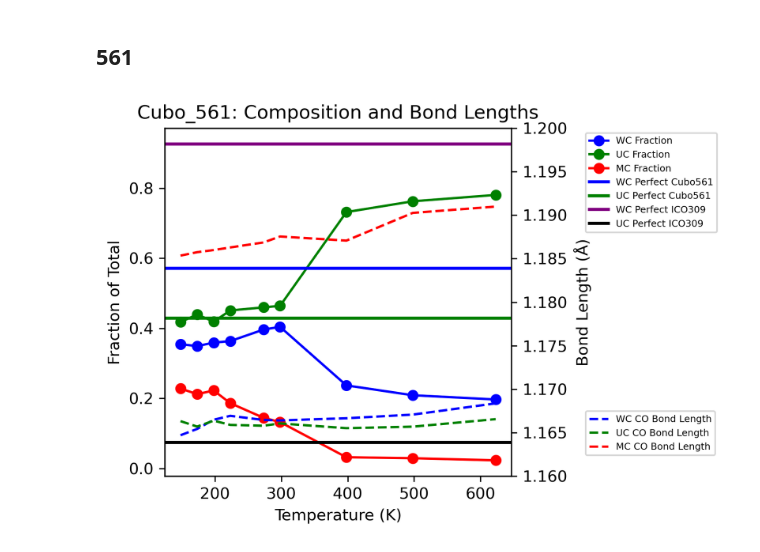
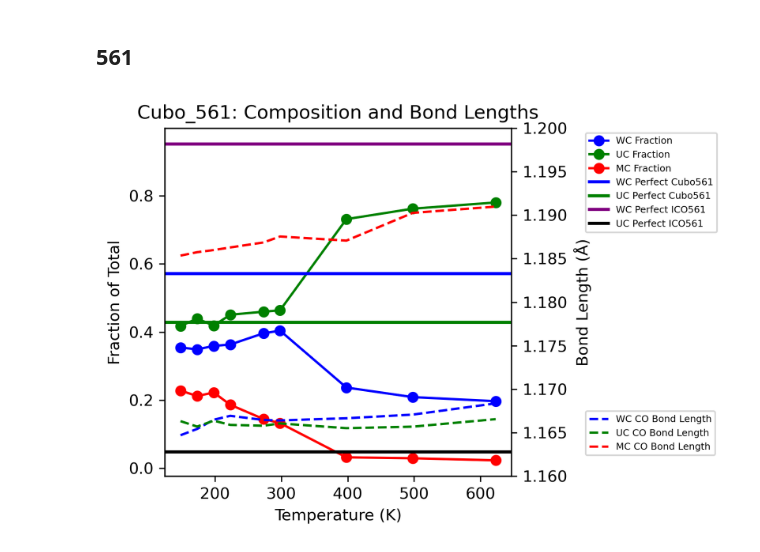
Before and after one commit to nmarcella/clusterOVITO, a Jupyter notebook: code/cameron_check_this.ipynb, the cells around one changed output. Saved outputs shown, nothing was run; the diff lists cells and outputs as text; code cells hidden in the pictures.

```diff
--- a/code/cameron_check_this.ipynb
+++ b/code/cameron_check_this.ipynb
@@ -111,9 +244,12 @@ for i in ["148K_3","173K_6", "198K_6", "223K_6", "273K_6", "298K_6", "398K_6", "
 # %%
 data_names = ["148K_3","173K_6", "198K_6", "223K_6", "273K_6", "298K_6", "398K_6", "498K_6", "623K_6"]
 bond_lengths_147 = {}
+asp = {}
 for i in data_names:
     n_WC, n_UC, n_multi, r_WC, r_UC, r_multi = bond_lengths_WCUCMC(cluster_dict_147[i])
     bond_lengths_147[i] = {"n_WC": n_WC, "n_UC": n_UC, "n_multi": n_multi, "r_WC": r_WC, "r_UC": r_UC, "r_multi": r_multi}
+    asp[i] = average_surface_pt(cluster_dict_147[i])
+
 
 fig, ax1 = plt.subplots(figsize=(6, 4), dpi=300)
 
@@ -204,6 +424,22 @@ for i in ["148K_3","173K_3", "198K_3", "223K_4", "273K_4", "323K_6", "398K_6", "
     n_co = np.mean(n_atoms[:,1])
 
     cluster_dict_309[i] = {"CO" :n_atoms[:,1], "data":data}
+# %%
+sphere_list_mean = []
+sphere_list_std = []
+for i in ["148K_3","173K_3", "198K_3", "223K_4", "273K_4", "323K_6", "398K_6", "498K_6", "623K_6"]:
+    sphere_list_i = []
+    for data in cluster_dict_309[i]["data"]:
+        points = filter_pt_atoms(data)
+        sphericity = calculate_sphericity(points)
+        sphere_list_i.append(sphericity)
+    sphere_list_i = np.array(sphere_list_i)
+    sphere_mean = np.mean(sphere_list_i)
+    sphere_std = np.std(sphere_list_i)
+    sphere_list_mean.append(sphere_mean)
+    sphere_list_std.append(sphere_std)
+
+sphere_dict[309]={"temps":[148, 173, 198, 223, 273, 323, 398, 498, 623], "mean":sphere_list_mean, "std": sphere_list_std}
 # %%
 data_names = ["148K_3","173K_3", "198K_3", "223K_4", "273K_4", "323K_6", "398K_6", "498K_6", "623K_6"]
 bond_lengths_309 = {}
@@ -301,12 +616,32 @@ for i in ["148K_5","173K_7", "198K_7", "223K_7", "273K_7", "298K_6", "398K_6", "
     n_co = np.mean(n_atoms[:,1])
 
     cluster_dict_561[i] = {"CO" :n_atoms[:,1], "data":data}
+# %%
+sphere_list_mean = []
+sphere_list_std = []
+for i in ["148K_5","173K_7", "198K_7", "223K_7", "273K_7", "298K_6", "398K_6", "498K_6", "623K_6"]:
+    sphere_list_i = []
+    for data in cluster_dict_561[i]["data"]:
+        points = filter_pt_atoms(data)
+        sphericity = calculate_sphericity(points)
+        sphere_list_i.append(sphericity)
+    sphere_list_i = np.array(sphere_list_i)
+    sphere_mean = np.mean(sphere_list_i)
+    sphere_std = np.std(sphere_list_i)
+    sphere_list_mean.append(sphere_mean)
+    sphere_list_std.append(sphere_std)
+
+sphere_dict[561]={"temps":[148, 173, 198, 223, 273, 323, 398, 498, 623], "mean":sphere_list_mean, "std": sphere_list_std}
 # %%
 data_names = ["148K_5","173K_7", "198K_7", "223K_7", "273K_7", "298K_6", "398K_6", "498K_6", "623K_6"]
 bond_lengths_561 = {}
+asp = {}
 for i in data_names:
     n_WC, n_UC, n_multi, r_WC, r_UC, r_multi = bond_lengths_WCUCMC(cluster_dict_561[i])
     bond_lengths_561[i] = {"n_WC": n_WC, "n_UC": n_UC, "n_multi": n_multi, "r_WC": r_WC, "r_UC": r_UC, "r_multi": r_multi}
+    asp[i] = average_surface_pt(cluster_dict_561[i])
+
+surface_pt = np.array([*asp.values()], dtype=object)
 
 fig, ax1 = plt.subplots(figsize=(6, 4), dpi=300)
 
@@ -324,33 +659,33 @@ ax1.plot(temperatures, n_multi, label="MC Fraction", marker='o', color='r')
 ax1.set_xlabel("Temperature (K)")
 ax1.set_ylabel("Fraction of Total")
 
 # Secondary axis for bond lengths
 ax2 = ax1.twinx()
 r_WC = np.array([bond_lengths_561[i]["r_WC"] for i in data_names])
 r_UC = np.array([bond_lengths_561[i]["r_UC"] for i in data_names])
 r_multi = np.array([bond_lengths_561[i]["r_multi"] for i in data_names])
 ax2.plot(temperatures, r_WC, label="WC CO Bond Length", linestyle='--', color='b')
 ax2.plot(temperatures, r_UC, label="UC CO Bond Length", linestyle='--', color='g')
 ax2.plot(temperatures, r_multi, label="MC CO Bond Length", linestyle='--', color='r')
 ax2.set_ylabel("Bond Length (Å)")
 ax2.set_ylim(1.16, 1.2)
 
 # Adding constant lines for f_WC_561 and f_UC_561
 ax1.axhline(y=f_WC_561, color='blue', linestyle='-', linewidth=2, label="WC Perfect Cubo561")
 ax1.axhline(y=f_UC_561, color='green', linestyle='-', linewidth=2, label="UC Perfect Cubo561")
 
-ax1.axhline(y=f_WC_309_ico, color='purple', linestyle='-', linewidth=2, label="WC Perfect ICO309")
-ax1.axhline(y=f_UC_309_ico, color='black', linestyle='-', linewidth=2, label="UC Perfect ICO309")
+ax1.axhline(y=f_WC_561_ico, color='purple', linestyle='-', linewidth=2, label="WC Perfect ICO561")
+ax1.axhline(y=f_UC_561_ico, color='black', linestyle='-', linewidth=2, label="UC Perfect ICO561")
 
 # Adjusting legend positioning for ax1
 ax1.legend(loc='upper left', bbox_to_anchor=(1.2, 1), fontsize=6)
 
 # Adjusting legend positioning for ax2
 ax2.legend(loc='upper left', bbox_to_anchor=(1.2, 0.2), fontsize=6)
 
 
 plt.title("Cubo_561: Composition and Bond Lengths")
 plt.tight_layout()
 plt.show()
 # %% [output]
-[figure, old version]
+[figure, new version]
```
Also changed, not shown: parts of 17 cells of this notebook, 1 other file.
